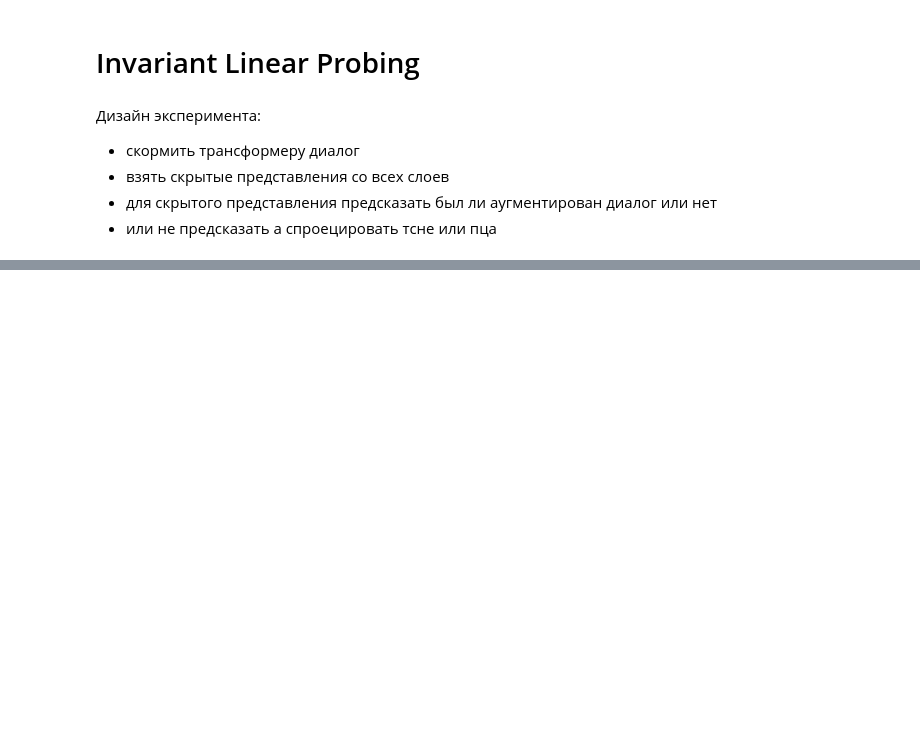
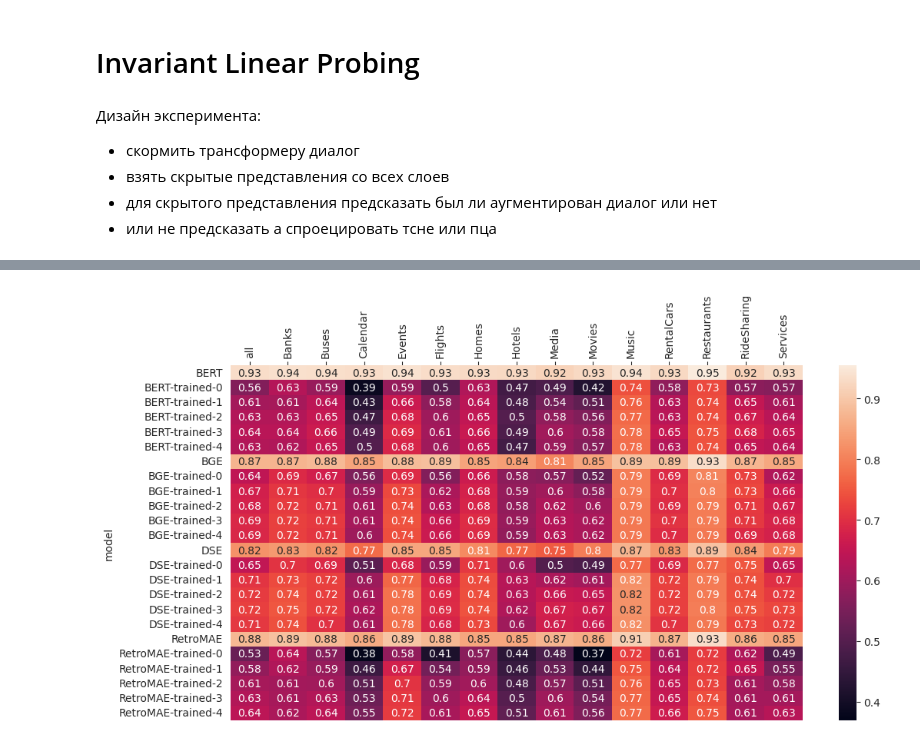
Before and after one commit to voorhs/dialogue-augmentation, a Jupyter notebook: invariant-probing.ipynb, the cells around one changed output, grey strips where cells are left out. Saved outputs shown, nothing was run; the diff lists cells and outputs as text; code cells hidden in the pictures; blank space fills up the shorter version.

```diff
--- a/invariant-probing.ipynb
+++ b/invariant-probing.ipynb
@@ -136,0 +98,23 @@ aug_prediction([dataset, dataset_aug, dataset_aug2])
+# %%
+def cosines(key, aug_list=['insert', 'replace', 'prune', 'shuffle']):
+    records = []
+    for model in paths.keys():
+        classwise_cosines = []
+        for aug in aug_list:
+            path = f'figures/{model}-{key}/cosine/means'
+            classwise_cosines.append(json.load(open(f'{path}/{aug}.json', 'r')))
+        tmp = pd.DataFrame.from_records(classwise_cosines)
+        record = tmp.mean(axis=0).to_dict()
+        record['model'] = model
+        records.append(record)
+    df = pd.DataFrame.from_records(records, index='model')
+    plt.figure(figsize=(12,6))
+    ax = sns.heatmap(df, annot=True)
+    ax.xaxis.tick_top()
+    plt.setp(ax.xaxis.get_majorticklabels(), rotation=90 )
+
+    plt.show()
+# %%
+cosines('embedding')
+# %% [output]
+[figure, added]
```
Also changed, not shown: parts of 20 cells of this notebook, 1 other file.
